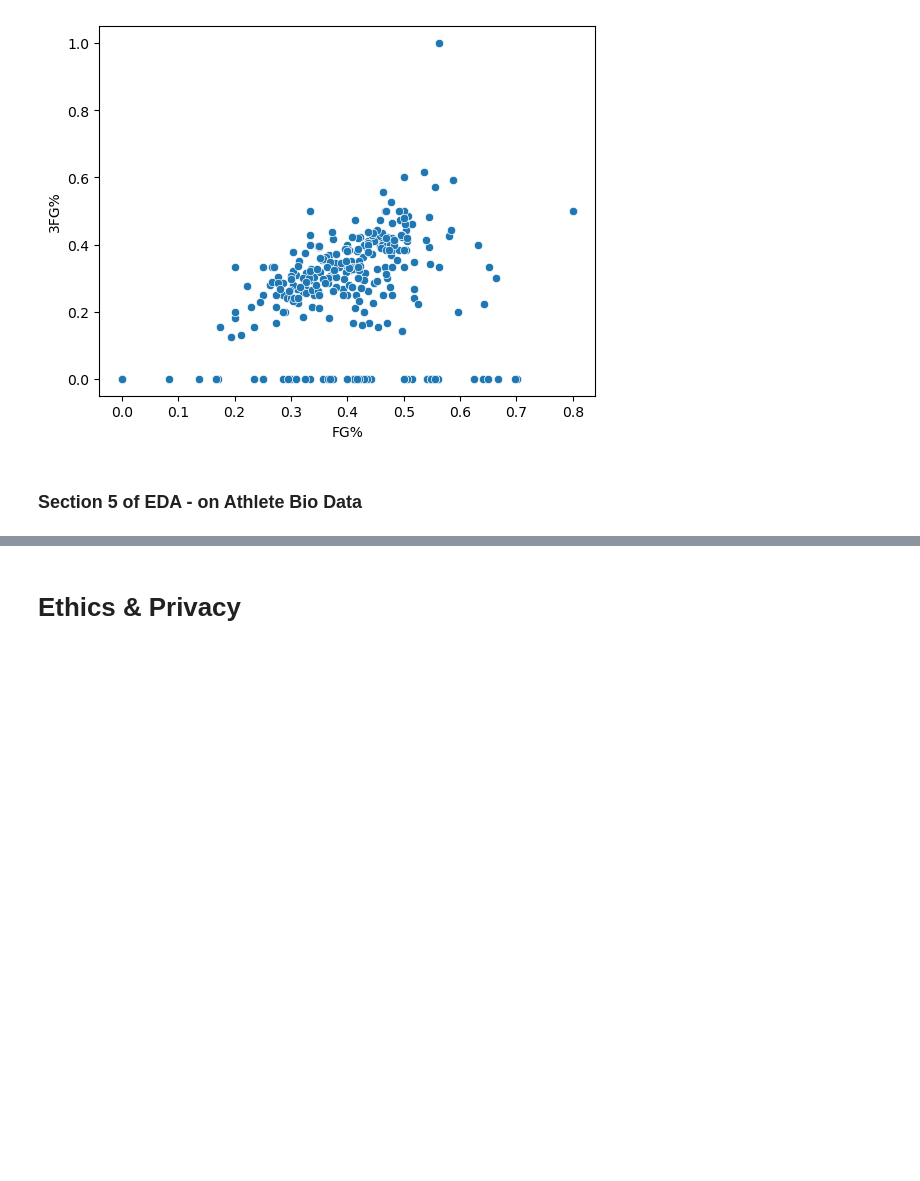
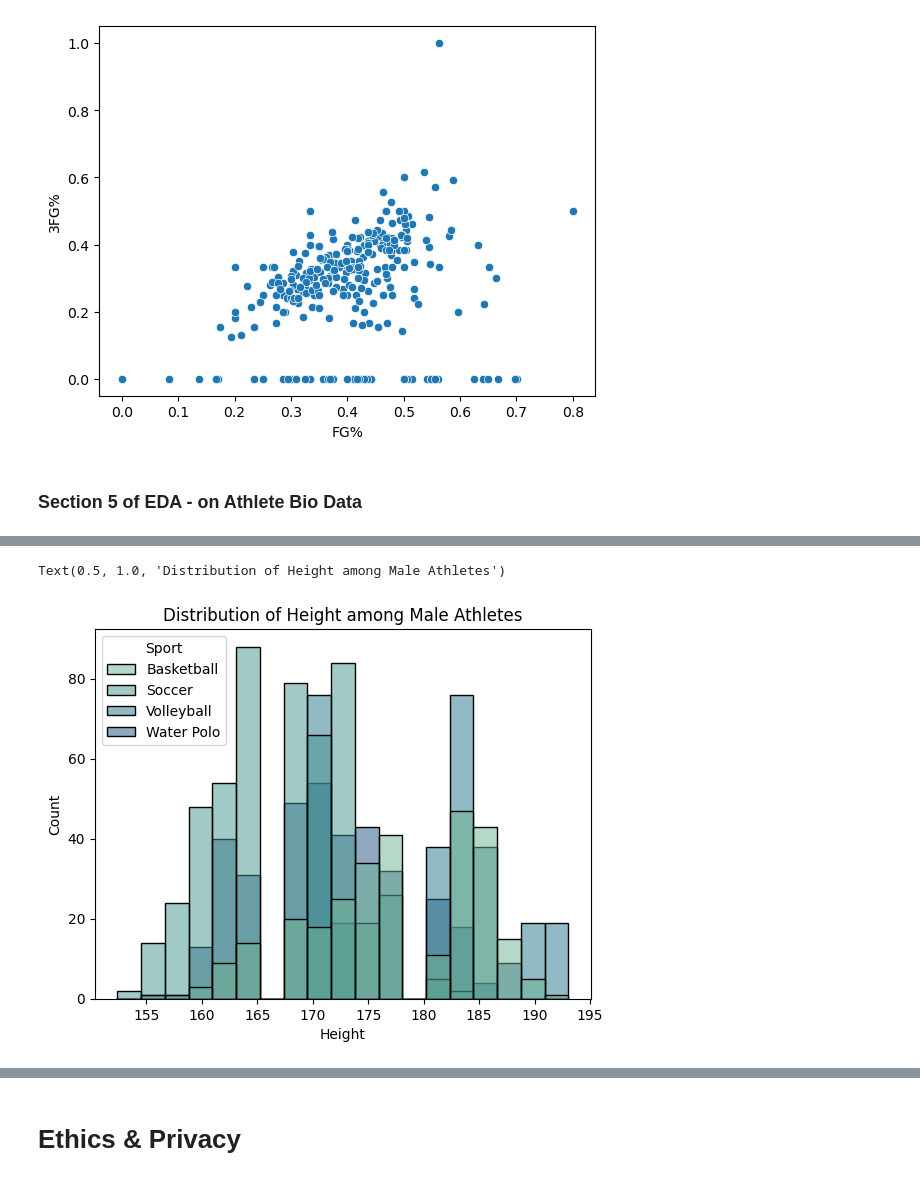
Before and after one commit to COGS108/Group133_WI24, a Jupyter notebook: EDACheckpoint_Group133_WI24.ipynb, the cells around one changed output, grey strips where cells are left out. Saved outputs shown, nothing was run; the diff lists cells and outputs as text; code cells hidden in the pictures; blank space fills up the shorter version.

```diff
--- a/EDACheckpoint_Group133_WI24.ipynb
+++ b/EDACheckpoint_Group133_WI24.ipynb
@@ -1010,0 +1000,7 @@ sns.scatterplot(basketball, x = 'FG%', y = '3FG%') # relationship between FG% an
+# %%
+athlete_bio_men = athlete_bio_scraped[athlete_bio_scraped['Gender'] == 'M']
+sns.histplot(data=athlete_bio_women, x='Height', hue='Sport', palette='crest') #distribution of height among male athletes of different sports
+plt.title('Distribution of Height among Male Athletes')
+# %% [output]
+Text(0.5, 1.0, 'Distribution of Height among Male Athletes')
+[figure, added]
```
Also changed, not shown: parts of 10 cells of this notebook.
